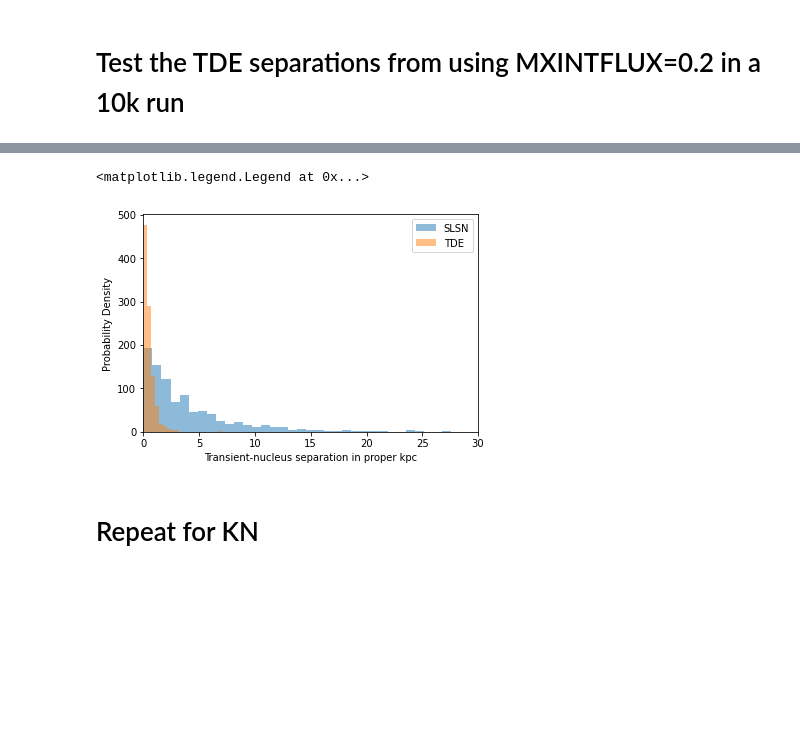
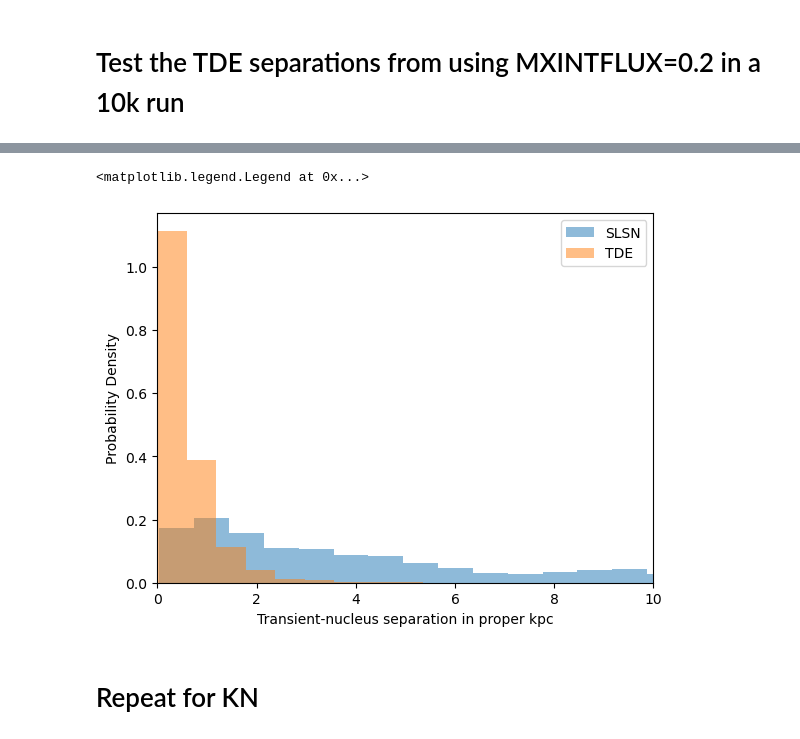
Before and after one commit to LSSTDESC/transient-host-sims, a Jupyter notebook: notebooks/validation_notebooks/nucleus_separation.ipynb, the cells around one changed output, grey strips where cells are left out. Saved outputs shown, nothing was run; the diff lists cells and outputs as text; code cells hidden in the pictures; blank space fills up the shorter version.

```diff
--- a/notebooks/validation_notebooks/nucleus_separation.ipynb
+++ b/notebooks/validation_notebooks/nucleus_separation.ipynb
@@ -6,5 +6,7 @@ import matplotlib.pyplot as plt
 from astropy import table
 from astropy.coordinates import SkyCoord
 import astropy.units as u
-from astropy.cosmology import Planck15 as cosmo
 import h5py
+import os
+from astropy.cosmology import FlatLambdaCDM
+cosmo = FlatLambdaCDM(H0=70, Om0=0.3, Tcmb0=2.725)
@@ -11,13 +68,23 @@ import h5py
+# %%
+transDir = "/global/cscratch1/sd/kessler/SNANA_LSST_SIM/MLAG_SCOTCH_ZLIM_TDE/"
+TDE_heads = []
+for selection in ('0003', '0012', '0024', '0032'): # some random head files
+    TDE_head_fn = transDir + "MLAG_SCOTCH_ZLIM_NONIaMODEL0-{:s}_HEAD.FITS.gz".format(selection)
+    TDE_head = table.Table.read(TDE_head_fn, format='fits').to_pandas()
+    TDE_heads.append(TDE_head)
+TDE = pd.concat(TDE_heads)
+TDE = TDE[TDE['HOSTGAL_RA']!=-999]
 # %% [markdown]
 # Test the TDE separations from using MXINTFLUX=0.2 in a 10k run
 # %%
-transDir = "/global/cscratch1/sd/kessler/SNANA_LSST_SIM/MLAG_SCOTCH10k_TDE/"
+transDir = "/global/cscratch1/sd/kessler/SNANA_LSST_SIM/MLAG_SCOTCH_ZLIM_TDE/"
 TDE_heads = []
 for selection in ('0003', '0012', '0024', '0032'): # some random head files
-    TDE_head_fn = transDir + "MLAG_GP_SCOTCH10k_Z3_MXINTFLUX_NONIaMODEL0-{:s}_HEAD.FITS.gz".format(selection)
+    TDE_head_fn = transDir + "MLAG_SCOTCH_ZLIM_NONIaMODEL0-{:s}_HEAD.FITS.gz".format(selection)
     TDE_head = table.Table.read(TDE_head_fn, format='fits').to_pandas()
     TDE_heads.append(TDE_head)
 TDE = pd.concat(TDE_heads)
+TDE = TDE[TDE['HOSTGAL_RA']!=-999]
 # %%
 c2 = SkyCoord(TDE['HOSTGAL_RA'].values*u.deg, TDE['HOSTGAL_DEC'].values*u.deg, frame='icrs')
 c1 = SkyCoord(0.0*u.deg, 0.0*u.deg, frame='icrs')
@@ -40,6 +107,6 @@ Text(0.5, 0, 'Separation in arcsec')
 # %%
 # compare with a more typical transient from SCOTCH
-f    = h5py.File("/global/cscratch1/sd/mlokken/sn_hostenv/scotch_submitted/scotch_z3.hdf5", "a")
+f    = h5py.File("/global/cscratch1/sd/mlokken/sn_hostenv/scotch_submitted/scotch_zlim.hdf5", "a")
 slsn = f['TransientTable']['SLSN-I']['SLSN-I']
 sep_slsn  = list(slsn['sep'][0:1000])
 redshift_slsn    = list(slsn['z'][0:1000])
@@ -53,13 +120,13 @@ Text(0.5, 0, 'Separation in kpc proper')
 # %%
-plt.hist(sep_phys_slsn.value, label='SLSN', alpha=.5, bins=100)
-plt.hist(sep_phys_tde.value, label='TDE', alpha=.5, bins=20)
+plt.hist(sep_phys_slsn.value, label='SLSN', alpha=.5, bins=100, density=True)
+plt.hist(sep_phys_tde.value, label='TDE', alpha=.5, bins=20, density=True)
 plt.xlabel("Transient-nucleus separation in proper kpc")
 plt.ylabel("Probability Density")
-plt.xlim([0,30])
+plt.xlim([0,10])
 plt.legend()
 # %% [output]
 <matplotlib.legend.Legend at 0x...>
-[figure, old version]
+[figure, new version]
 # %% [markdown]
 # Repeat for KN
 # %%
```
Also changed, not shown: parts of 16 cells of this notebook, 2 other files.
